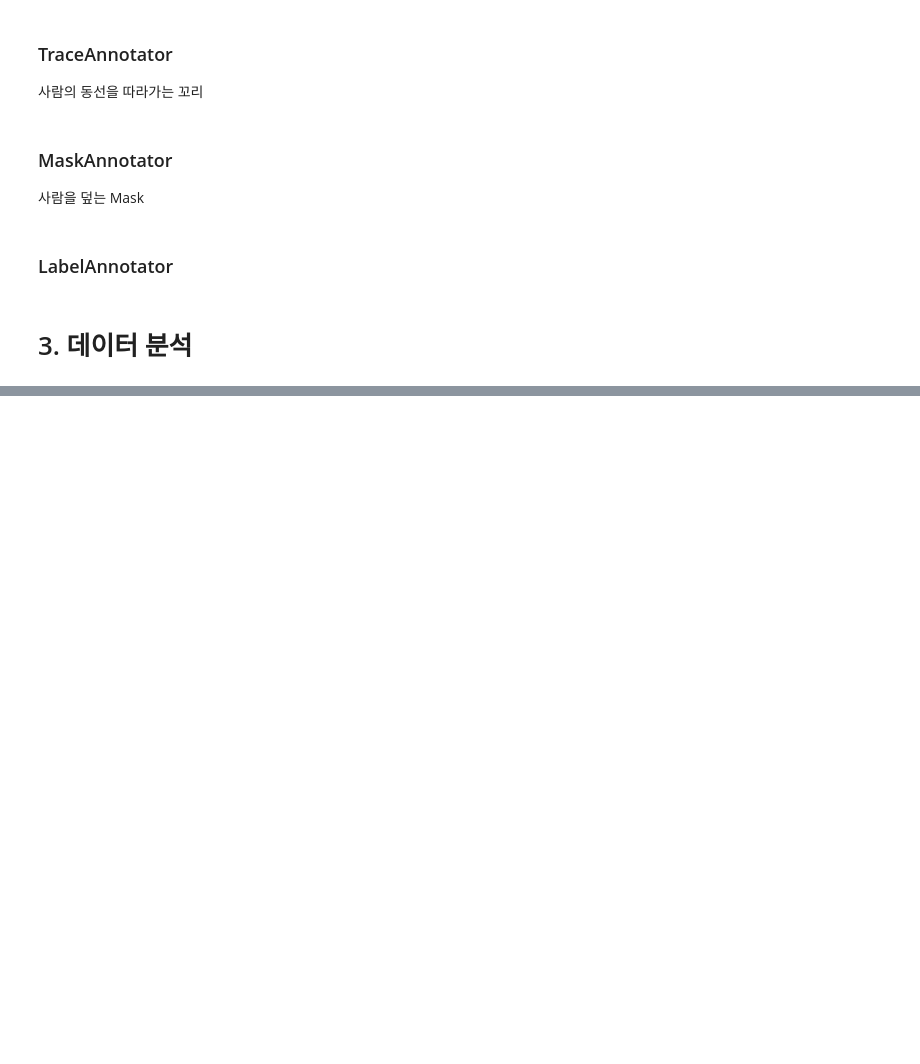
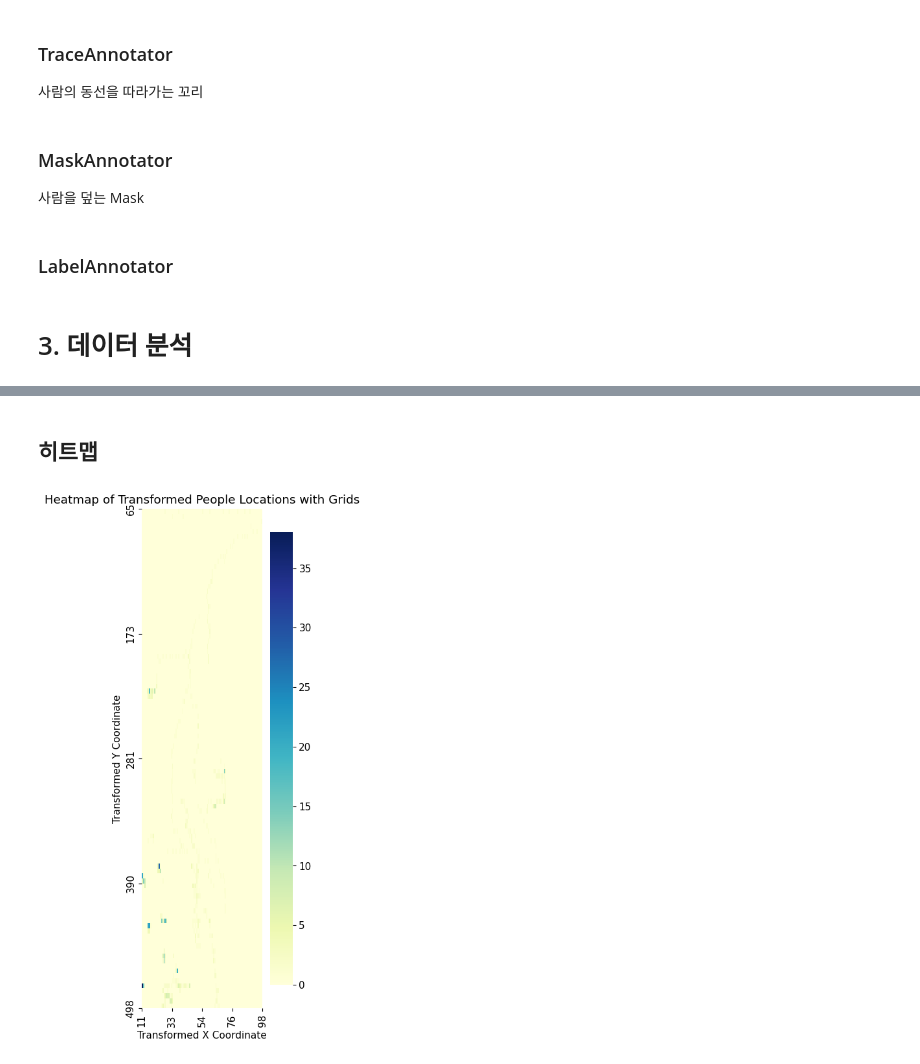
Before and after one commit to seoes/new-wave-agile-dev, a Jupyter notebook: tracker.ipynb, the cells around one changed output, grey strips where cells are left out. Drawn from its saved outputs; the diff is of its cells as text; code cells hidden in the pictures; blank space fills up the shorter version.

```diff
--- a/tracker.ipynb
+++ b/tracker.ipynb
@@ -232,0 +308,32 @@ Detections(xyxy=array([[     577.05,      782.25,       672.3,      1023.9],
+# %% [markdown]
+## 히트맵
+# %%
+import numpy as np
+import matplotlib.pyplot as plt
+import seaborn as sns
+from collections import defaultdict
+
+# trajectories에서 좌표 데이터 추출
+coords = []
+for obj_id, path in trajectories.items():
+    for frame, x, y in path:
+        coords.append((x, y))
+
+# 각 좌표에 대한 빈도수 계산
+x_coords, y_coords = zip(*coords)
+heatmap, xedges, yedges = np.histogram2d(x_coords, y_coords, bins=(100, 100))
+
+# 히트맵 시각화
+plt.figure(figsize=(3, 10))
+ax = sns.heatmap(heatmap.T, cmap="YlGnBu")
+ax.set_xticks(np.linspace(0, heatmap.shape[1], num=5))
+ax.set_yticks(np.linspace(0, heatmap.shape[0], num=5))
+ax.set_xticklabels(['{:.0f}'.format(x) for x in np.linspace(xedges[0], xedges[-1], num=5)])
+ax.set_yticklabels(['{:.0f}'.format(y) for y in np.linspace(yedges[0], yedges[-1], num=5)])
+
+plt.title('Heatmap of Transformed People Locations with Grids')
+plt.xlabel('Transformed X Coordinate')
+plt.ylabel('Transformed Y Coordinate')
+plt.show()
+# %% [output]
+[figure, added]
```
Also changed, not shown: parts of 8 cells of this notebook.
